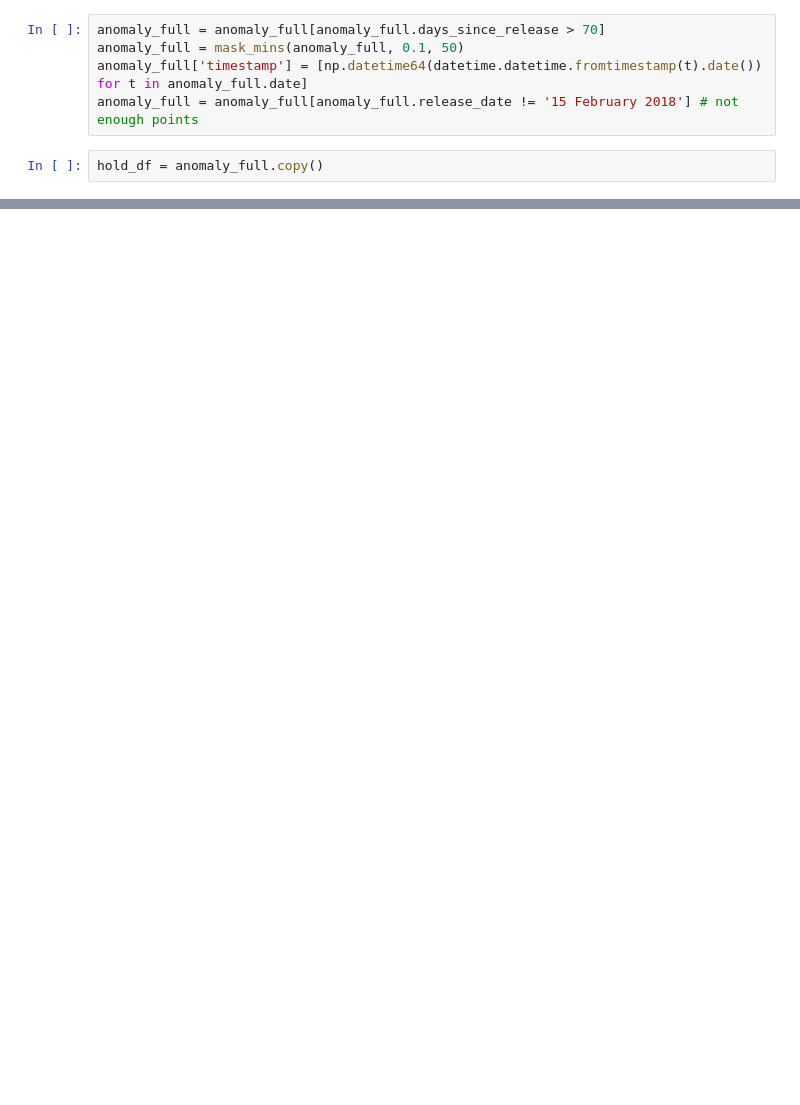
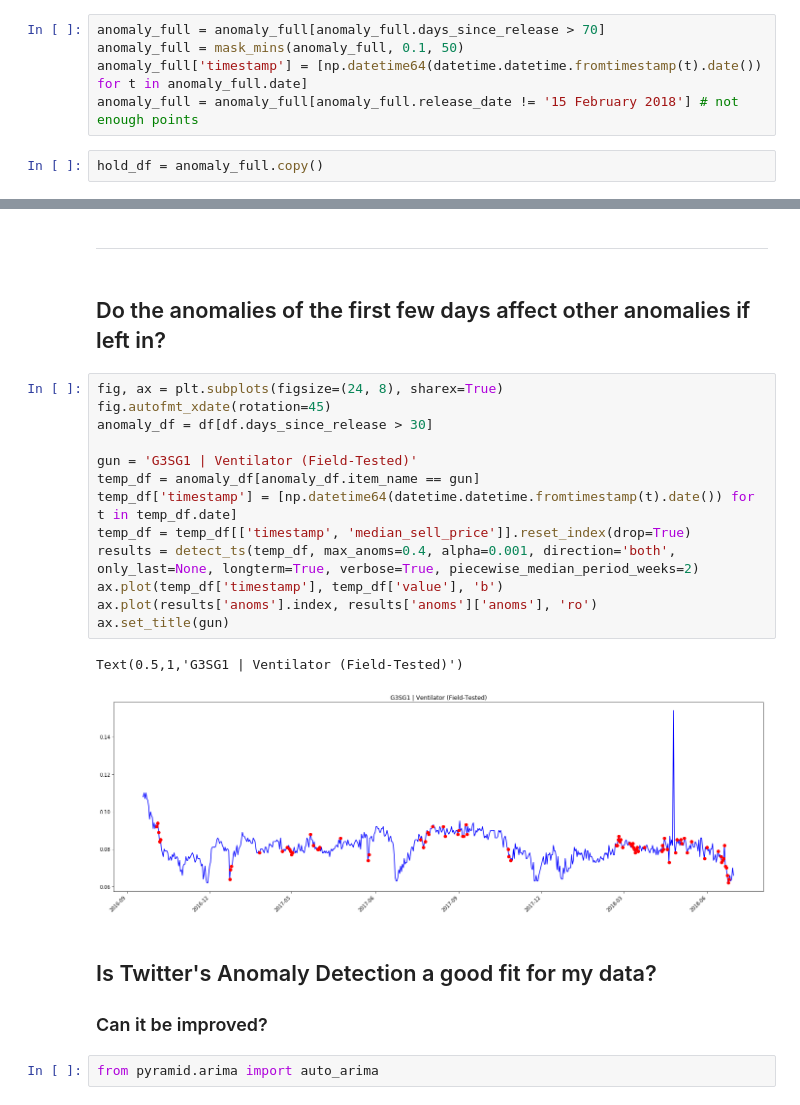
Before and after one commit to AkshayJ0shi/steam_anomaly_detection_capstone, a Jupyter notebook: dendrogram.ipynb, the cells around one changed output, grey strips where cells are left out. Cells and saved outputs as stored; diff of their text form; blank space fills up the shorter version.

```diff
--- a/dendrogram.ipynb
+++ b/dendrogram.ipynb
@@ -456,0 +487,25 @@ anom_counter.most_common(20)
+# %% [markdown]
+---
+# %% [markdown]
+## Do the anomalies of the first few days affect other anomalies if left in?
+# %%
+fig, ax = plt.subplots(figsize=(24, 8), sharex=True)
+fig.autofmt_xdate(rotation=45)
+anomaly_df = df[df.days_since_release > 30]
+
+gun = 'G3SG1 | Ventilator (Field-Tested)'
+temp_df = anomaly_df[anomaly_df.item_name == gun]
+temp_df['timestamp'] = [np.datetime64(datetime.datetime.fromtimestamp(t).date()) for t in temp_df.date]
+temp_df = temp_df[['timestamp', 'median_sell_price']].reset_index(drop=True)
+results = detect_ts(temp_df, max_anoms=0.4, alpha=0.001, direction='both', only_last=None, longterm=True, verbose=True, piecewise_median_period_weeks=2)
+ax.plot(temp_df['timestamp'], temp_df['value'], 'b')
+ax.plot(results['anoms'].index, results['anoms']['anoms'], 'ro')
+ax.set_title(gun)
+# %% [output]
+Text(0.5,1,'G3SG1 | Ventilator (Field-Tested)')
+[figure, added]
+# %% [markdown]
+## Is Twitter's Anomaly Detection a good fit for my data?
+### Can it be improved?
+# %%
+from pyramid.arima import auto_arima
```
Also changed, not shown: parts of 9 cells of this notebook, 1 other file.
